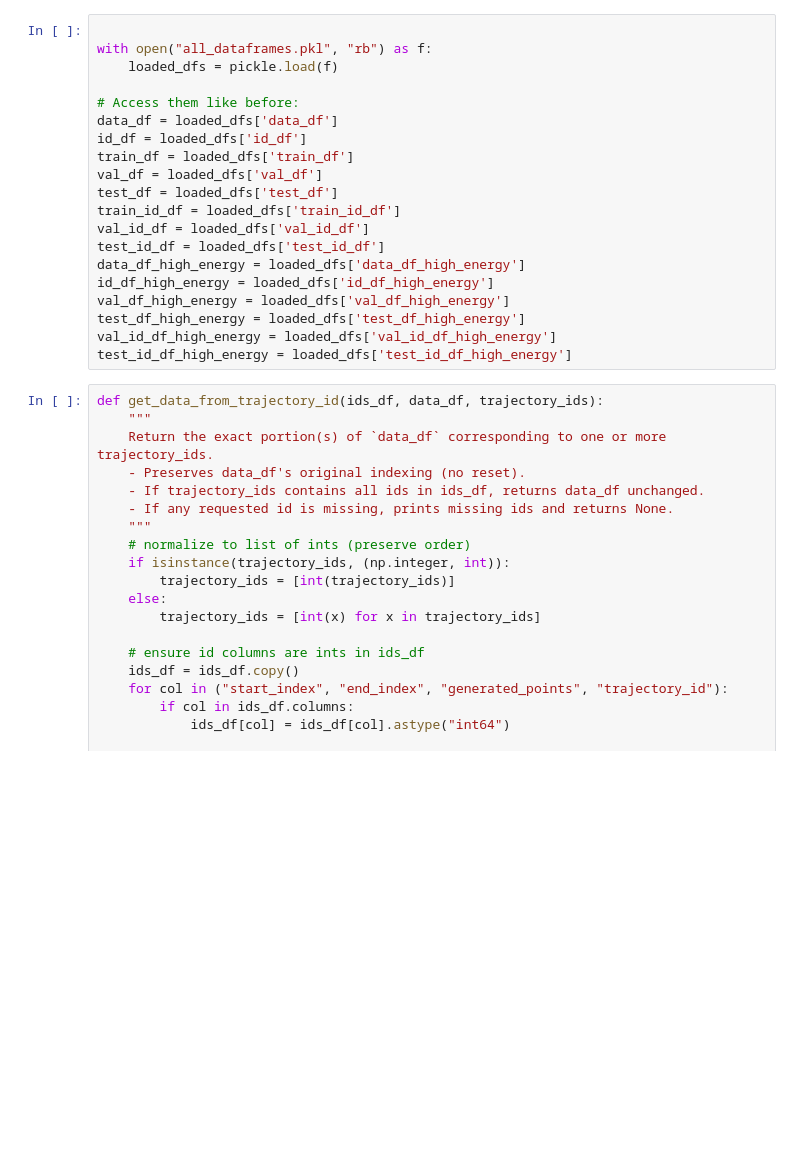
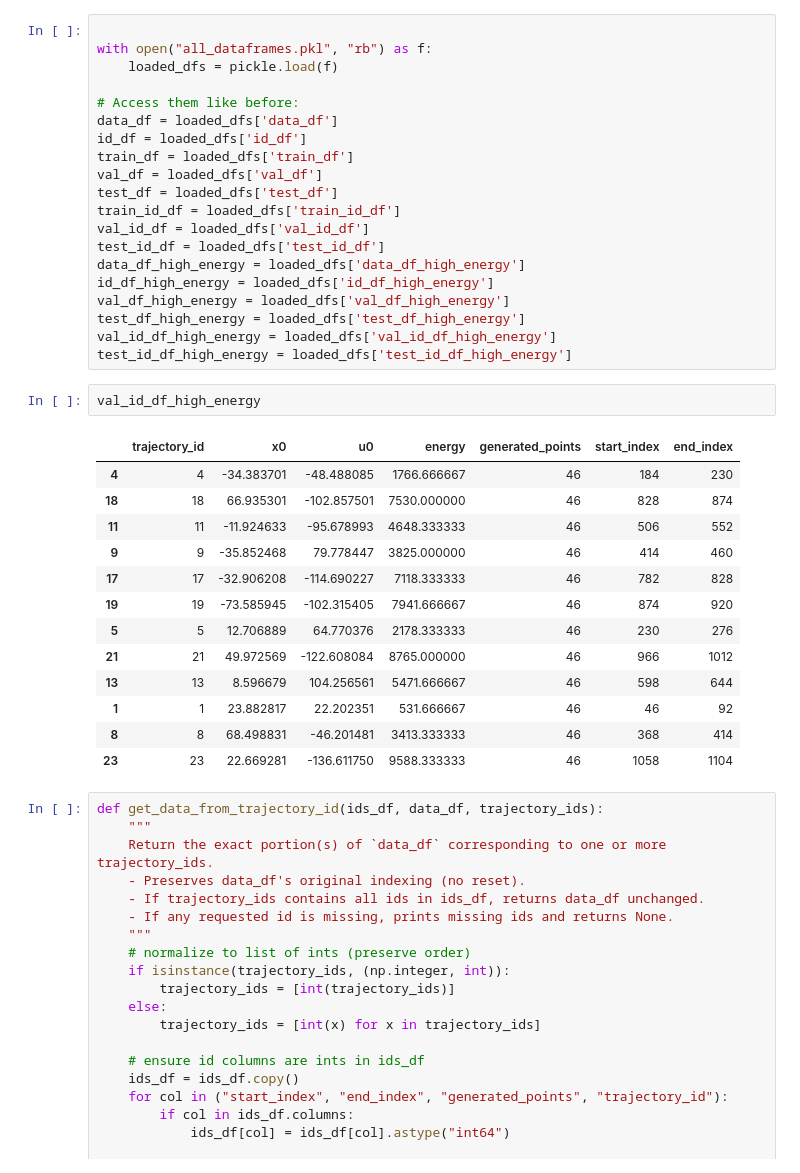
Before and after one commit to thomasGR9/Hamilton_Jacobi_NN, a Jupyter notebook: batch_and_nn_testing.ipynb, the cells around one changed output. Cells and saved outputs as stored; diff of their text form; blank space fills up the shorter version.

```diff
--- a/batch_and_nn_testing.ipynb
+++ b/batch_and_nn_testing.ipynb
@@ -33,6 +33,22 @@ val_df_high_energy = loaded_dfs['val_df_high_energy']
 test_df_high_energy = loaded_dfs['test_df_high_energy']
 val_id_df_high_energy = loaded_dfs['val_id_df_high_energy']
 test_id_df_high_energy = loaded_dfs['test_id_df_high_energy']
+# %%
+val_id_df_high_energy
+# %% [output]
+|  | trajectory_id | x0 | u0 | energy | generated_points | start_index | end_index |
+| 4 | 4 | -34.383701 | -48.488085 | 1766.666667 | 46 | 184 | 230 |
+| 18 | 18 | 66.935301 | -102.857501 | 7530.000000 | 46 | 828 | 874 |
+| 11 | 11 | -11.924633 | -95.678993 | 4648.333333 | 46 | 506 | 552 |
+| 9 | 9 | -35.852468 | 79.778447 | 3825.000000 | 46 | 414 | 460 |
+| 17 | 17 | -32.906208 | -114.690227 | 7118.333333 | 46 | 782 | 828 |
+| 19 | 19 | -73.585945 | -102.315405 | 7941.666667 | 46 | 874 | 920 |
+| 5 | 5 | 12.706889 | 64.770376 | 2178.333333 | 46 | 230 | 276 |
+| 21 | 21 | 49.972569 | -122.608084 | 8765.000000 | 46 | 966 | 1012 |
+| 13 | 13 | 8.596679 | 104.256561 | 5471.666667 | 46 | 598 | 644 |
+| 1 | 1 | 23.882817 | 22.202351 | 531.666667 | 46 | 46 | 92 |
+| 8 | 8 | 68.498831 | -46.201481 | 3413.333333 | 46 | 368 | 414 |
+| 23 | 23 | 22.669281 | -136.611750 | 9588.333333 | 46 | 1058 | 1104 |
 # %%
 def get_data_from_trajectory_id(ids_df, data_df, trajectory_ids):
     """
```
Also changed, not shown: parts of 35 cells of this notebook.
